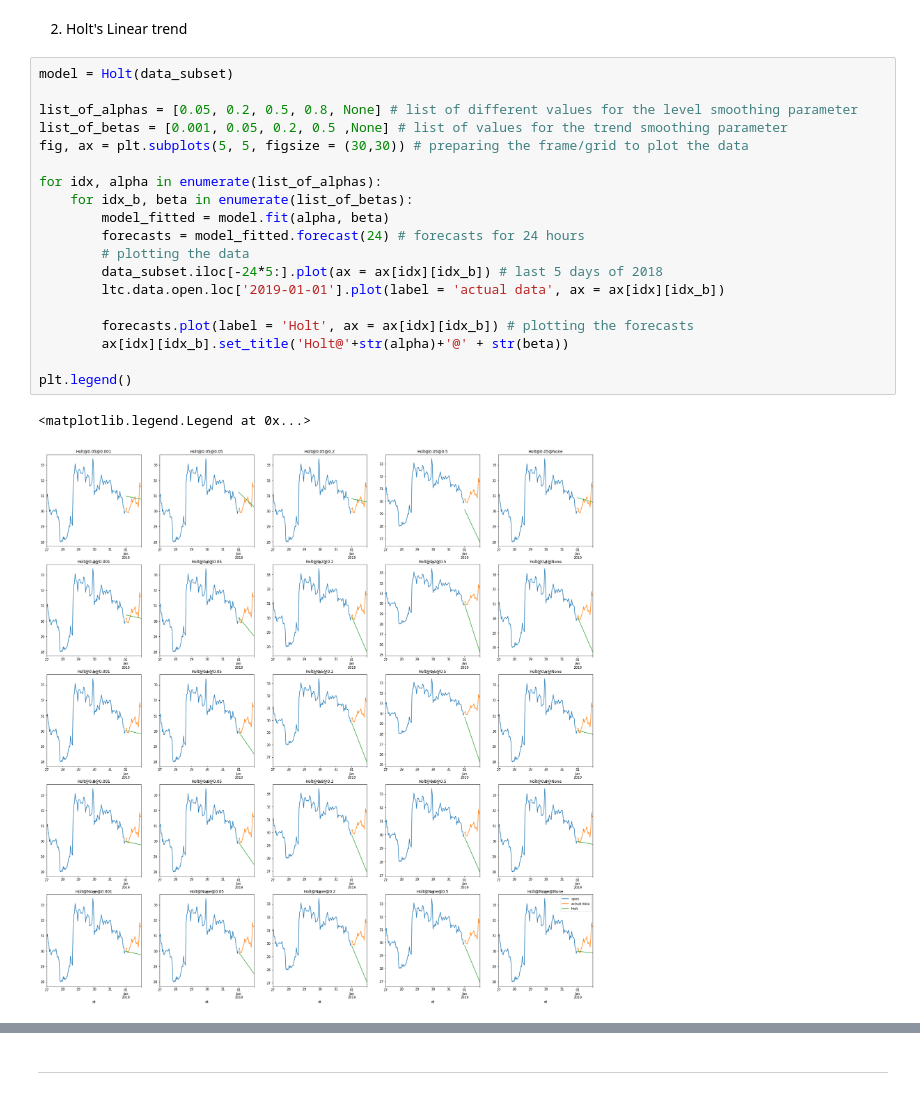
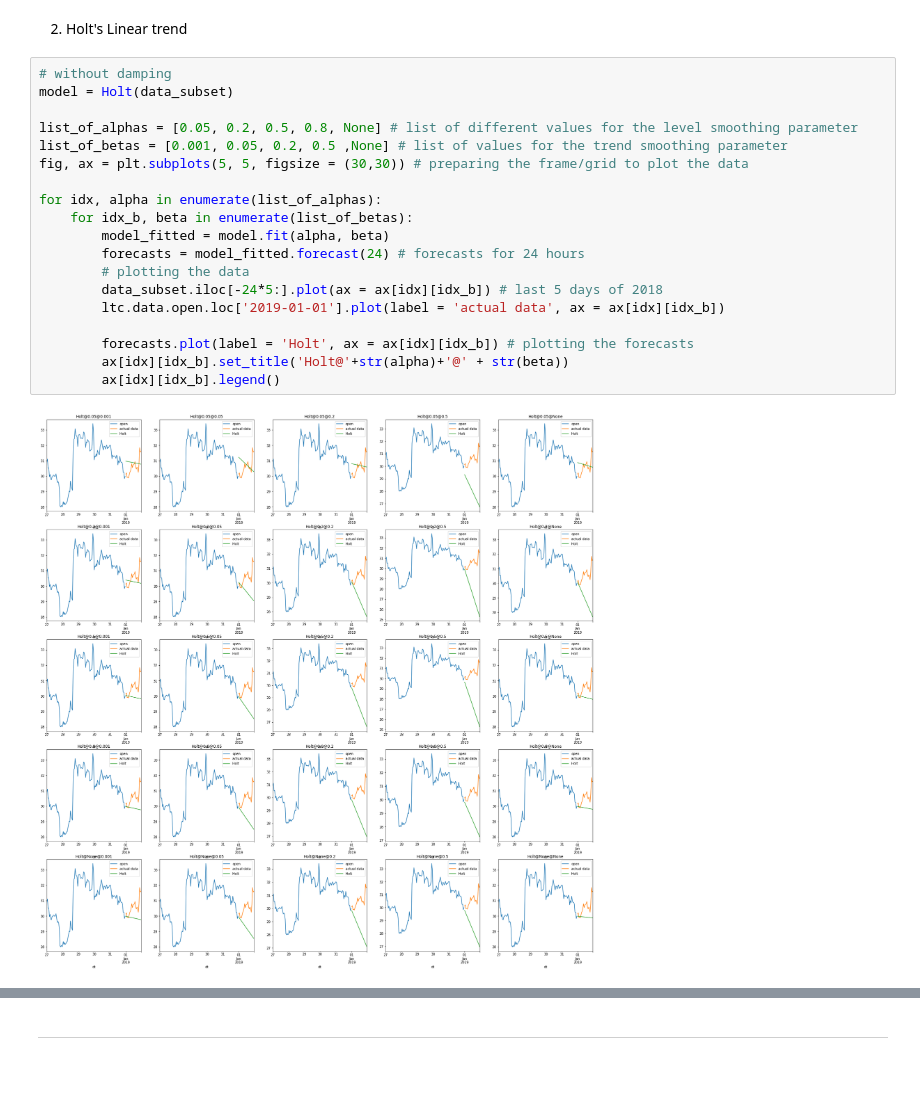
Before and after one commit to NilakshiMondal/Bitcoin-Price-Analysis, a Jupyter notebook: nbs/TS Analysis.ipynb, the cells around one changed output, grey strips where cells are left out. Saved outputs shown, nothing was run; the diff lists cells and outputs as text.

```diff
--- a/nbs/TS Analysis.ipynb
+++ b/nbs/TS Analysis.ipynb
@@ -432,24 +433,23 @@ plt.legend()
 # %% [markdown]
 2) Holt's Linear trend
 # %%
+# without damping
 model = Holt(data_subset)
 
 list_of_alphas = [0.05, 0.2, 0.5, 0.8, None] # list of different values for the level smoothing parameter
 list_of_betas = [0.001, 0.05, 0.2, 0.5 ,None] # list of values for the trend smoothing parameter
 fig, ax = plt.subplots(5, 5, figsize = (30,30)) # preparing the frame/grid to plot the data
 
 for idx, alpha in enumerate(list_of_alphas):
     for idx_b, beta in enumerate(list_of_betas):
         model_fitted = model.fit(alpha, beta)
         forecasts = model_fitted.forecast(24) # forecasts for 24 hours
         # plotting the data
         data_subset.iloc[-24*5:].plot(ax = ax[idx][idx_b]) # last 5 days of 2018
         ltc.data.open.loc['2019-01-01'].plot(label = 'actual data', ax = ax[idx][idx_b])
 
         forecasts.plot(label = 'Holt', ax = ax[idx][idx_b]) # plotting the forecasts
         ax[idx][idx_b].set_title('Holt@'+str(alpha)+'@' + str(beta))
-
-plt.legend()
+        ax[idx][idx_b].legend()
 # %% [output]
-<matplotlib.legend.Legend at 0x...>
-[figure, old version]
+[figure, new version]
```
Also changed, not shown: parts of 5 cells of this notebook.
